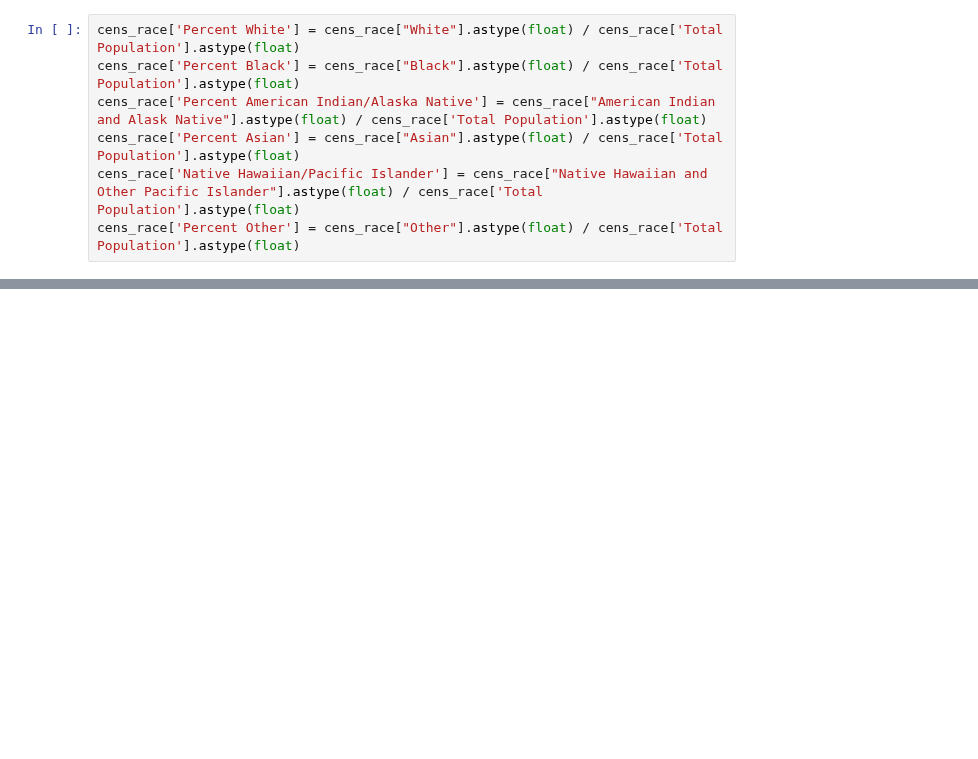
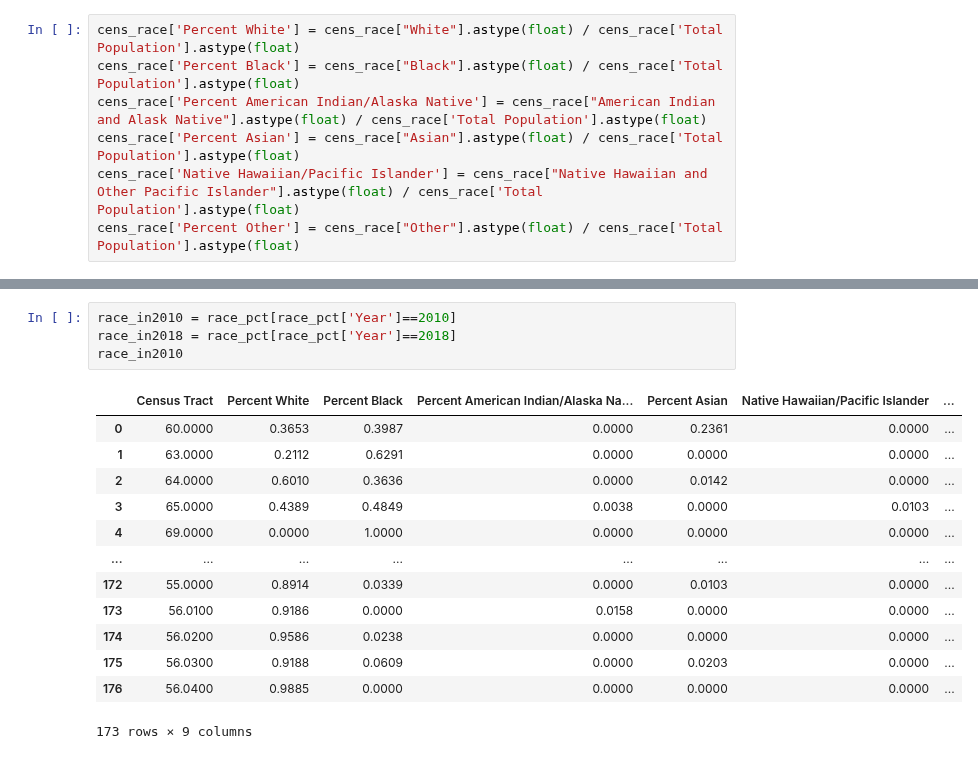
Before and after one commit to leosimanonok/DataScienceFinalTutorial, a Jupyter notebook: Leah.ipynb, the cells around one changed output, grey strips where cells are left out. Saved outputs shown, nothing was run; the diff lists cells and outputs as text; blank space fills up the shorter version.

```diff
--- a/Leah.ipynb
+++ b/Leah.ipynb
@@ -802,0 +846,18 @@ race_pct
+# %%
+race_in2010 = race_pct[race_pct['Year']==2010]
+race_in2018 = race_pct[race_pct['Year']==2018]
+race_in2010
+# %% [output]
+|  | Census Tract | Percent White | Percent Black | Percent American Indian/Alaska Na... | Percent Asian | Native Hawaiian/Pacific Islander | ... |
+| 0 | 60.0000 | 0.3653 | 0.3987 | 0.0000 | 0.2361 | 0.0000 | ... |
+| 1 | 63.0000 | 0.2112 | 0.6291 | 0.0000 | 0.0000 | 0.0000 | ... |
+| 2 | 64.0000 | 0.6010 | 0.3636 | 0.0000 | 0.0142 | 0.0000 | ... |
+| 3 | 65.0000 | 0.4389 | 0.4849 | 0.0038 | 0.0000 | 0.0103 | ... |
+| 4 | 69.0000 | 0.0000 | 1.0000 | 0.0000 | 0.0000 | 0.0000 | ... |
+| ... | ... | ... | ... | ... | ... | ... | ... |
+| 172 | 55.0000 | 0.8914 | 0.0339 | 0.0000 | 0.0103 | 0.0000 | ... |
+| 173 | 56.0100 | 0.9186 | 0.0000 | 0.0158 | 0.0000 | 0.0000 | ... |
+| 174 | 56.0200 | 0.9586 | 0.0238 | 0.0000 | 0.0000 | 0.0000 | ... |
+| 175 | 56.0300 | 0.9188 | 0.0609 | 0.0000 | 0.0203 | 0.0000 | ... |
+| 176 | 56.0400 | 0.9885 | 0.0000 | 0.0000 | 0.0000 | 0.0000 | ... |
+173 rows × 9 columns
```
Also changed, not shown: parts of 9 cells of this notebook, 3 other files.
